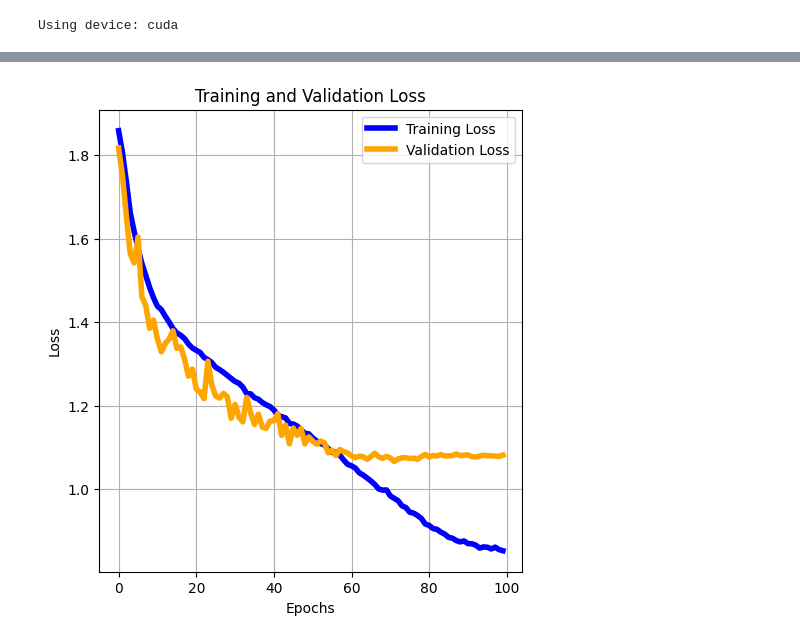
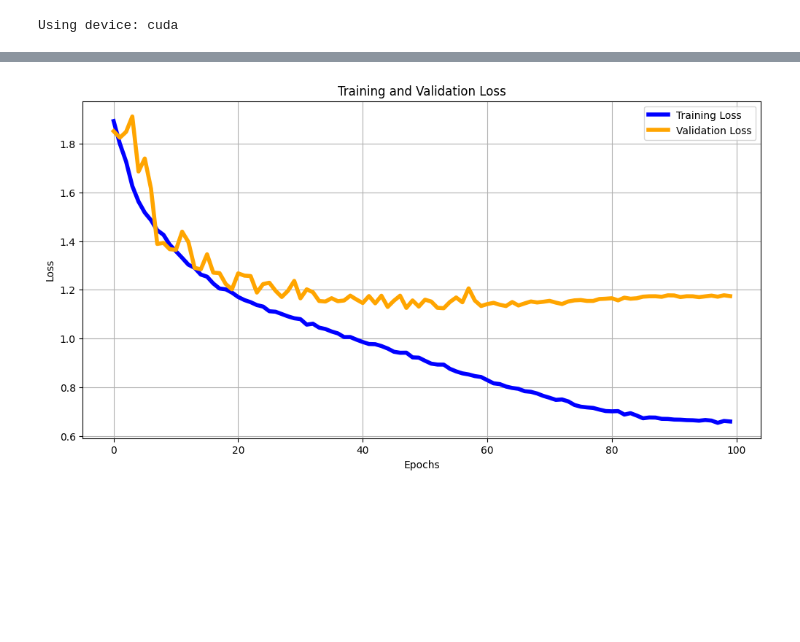
Before and after one commit to shaneab30/Expression-recognition, a Jupyter notebook: jonathanheix dataset/pytorch/final/73% copy.ipynb, the cells around one changed output, grey strips where cells are left out. Drawn from its saved outputs; the diff is of its cells as text; code cells hidden in the pictures; blank space fills up the shorter version.

```diff
--- a/jonathanheix dataset/pytorch/final/73% copy.ipynb
+++ b/jonathanheix dataset/pytorch/final/73% copy.ipynb
@@ -45,0 +40,37 @@ loaded_validation = DataLoader(validation_data, batch_size=64, shuffle=False, nu
+# %%
+def create_balanced_sampler(dataset):
+    """
+    Create a weighted sampler to balance class distribution in the dataset
+
+    Args:
+        dataset (torch.utils.data.Dataset): The dataset to sample from
+
+    Returns:
+        WeightedRandomSampler: A sampler that balances class distribution
+    """
+    # Count the number of samples per class
+    class_counts = {}
+    for _, label in dataset.samples:
+        if label not in class_counts:
+            class_counts[label] = 0
+        class_counts[label] += 1
+
+    # Calculate weights inversely proportional to class frequency
+    num_classes = len(class_counts)
+    num_samples = len(dataset)
+
+    # Print class distribution for transparency
+    print("Class Distribution:")
+    for cls, count in class_counts.items():
+        print(f"Class {cls}: {count} samples ({count/num_samples*100:.2f}%)")
+
+    # Calculate sample weights
+    weights = [0.0] * num_samples
+    for idx, (_, label) in enumerate(dataset.samples):
+        # Compute weight as (total samples / (num_classes * samples in this class))
+        weights[idx] = num_samples / (num_classes * class_counts[label])
+
+    # Convert to tensor
+    sample_weights = torch.DoubleTensor(weights)
+
+    return WeightedRandomSampler(sample_weights, len(sample_weights))
@@ -171,7 +272,7 @@ def compute_validation_loss():
 # Initialize model, loss, and optimizer with better configurations
 model = EmotionCNN().to(device)
 criterion = nn.CrossEntropyLoss(label_smoothing=0.1)  # Increased label smoothing
-optimizer = optim.AdamW(model.parameters(), lr=0.01, weight_decay=0.05)  # Lower initial LR, higher weight decay
+optimizer = optim.AdamW(model.parameters(), lr=0.01, weight_decay=0.05, betas=(0.9, 0.999))  # Lower initial LR, higher weight decay
 
 # More sophisticated learning rate scheduler
 scheduler = torch.optim.lr_scheduler.OneCycleLR(
@@ -179,10 +280,10 @@ scheduler = torch.optim.lr_scheduler.OneCycleLR(
     max_lr=0.001,
     epochs=100,
     steps_per_epoch=len(loaded_train),
-    pct_start=0.3,
+    pct_start=0.1,
     anneal_strategy='cos',
-    div_factor=25.0,
-    final_div_factor=1000.0
+    div_factor=10.0,
+    final_div_factor=100.0
 )
 
 # Mixed precision scaler
@@ -351,4 +452,4 @@ Per-class accuracies: {0: '66.04%', 1: '66.67%', 2: '54.42%', 3: '91.07%', 4: '7
-[figure, old version]
+[figure, new version]
 # %%
 # Visualization setup
 dataiter = iter(loaded_train)
```
Also changed, not shown: parts of 7 cells of this notebook, 1 other file.
